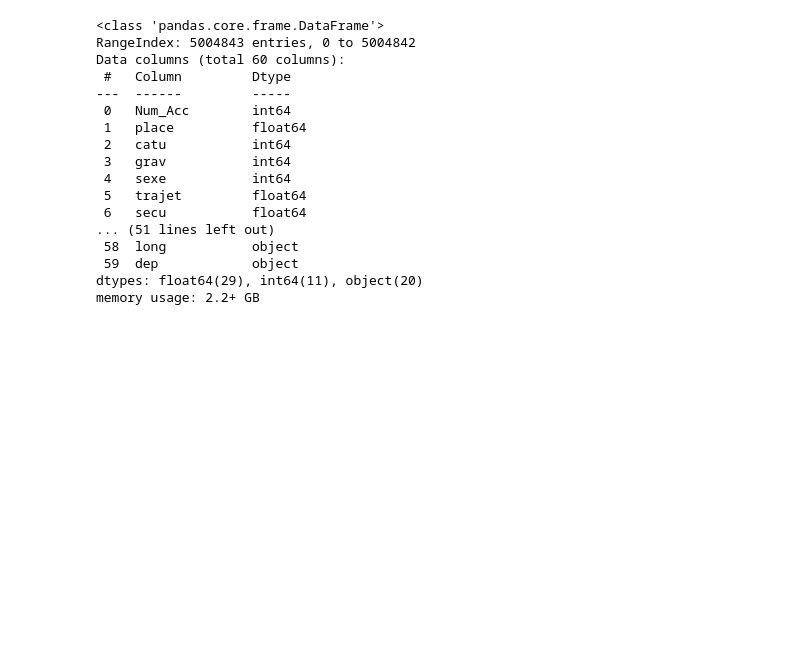
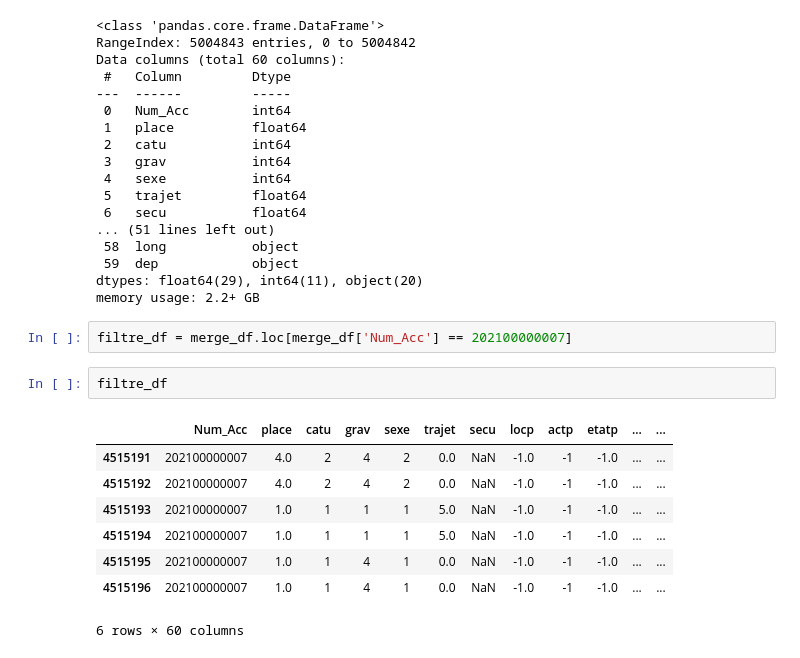
Before and after one commit to ThomasB30/projetDA-acc, a Jupyter notebook: 1 - Analyse/1 - analyse.ipynb, the cells around one changed output. Drawn from its saved outputs; the diff is of its cells as text; blank space fills up the shorter version.

```diff
--- a/1 - Analyse/1 - analyse.ipynb
+++ b/1 - Analyse/1 - analyse.ipynb
@@ -513,3 +513,16 @@ Data columns (total 60 columns):
  59  dep            object
 dtypes: float64(29), int64(11), object(20)
 memory usage: 2.2+ GB
+# %%
+filtre_df = merge_df.loc[merge_df['Num_Acc'] == 202100000007]
+# %%
+filtre_df
+# %% [output]
+|  | Num_Acc | place | catu | grav | sexe | trajet | secu | locp | actp | etatp | ... | ... |
+| 4515191 | 202100000007 | 4.0 | 2 | 4 | 2 | 0.0 | NaN | -1.0 | -1 | -1.0 | ... | ... |
+| 4515192 | 202100000007 | 4.0 | 2 | 4 | 2 | 0.0 | NaN | -1.0 | -1 | -1.0 | ... | ... |
+| 4515193 | 202100000007 | 1.0 | 1 | 1 | 1 | 5.0 | NaN | -1.0 | -1 | -1.0 | ... | ... |
+| 4515194 | 202100000007 | 1.0 | 1 | 1 | 1 | 5.0 | NaN | -1.0 | -1 | -1.0 | ... | ... |
+| 4515195 | 202100000007 | 1.0 | 1 | 4 | 1 | 0.0 | NaN | -1.0 | -1 | -1.0 | ... | ... |
+| 4515196 | 202100000007 | 1.0 | 1 | 4 | 1 | 0.0 | NaN | -1.0 | -1 | -1.0 | ... | ... |
+6 rows × 60 columns
```
Also changed, not shown: parts of 1 cell of this notebook, 2 other files.
